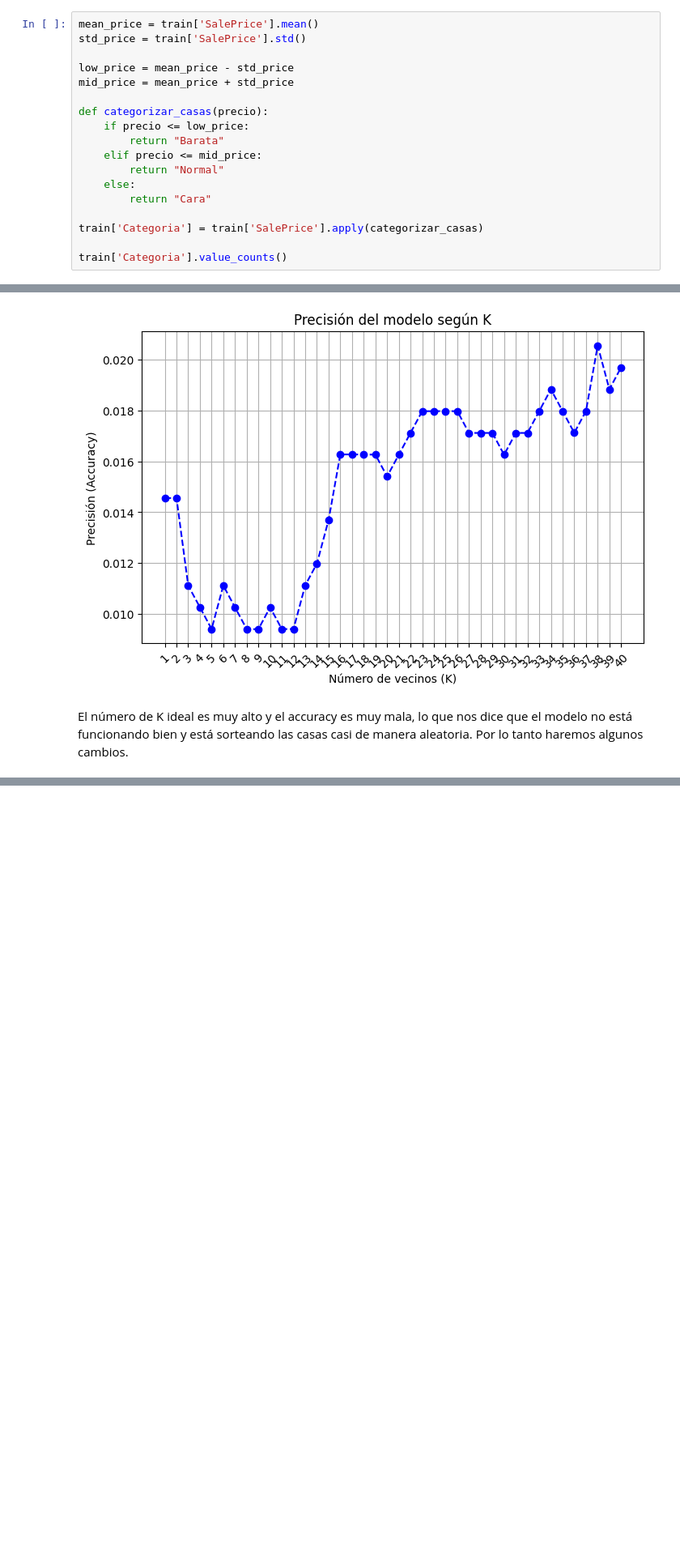
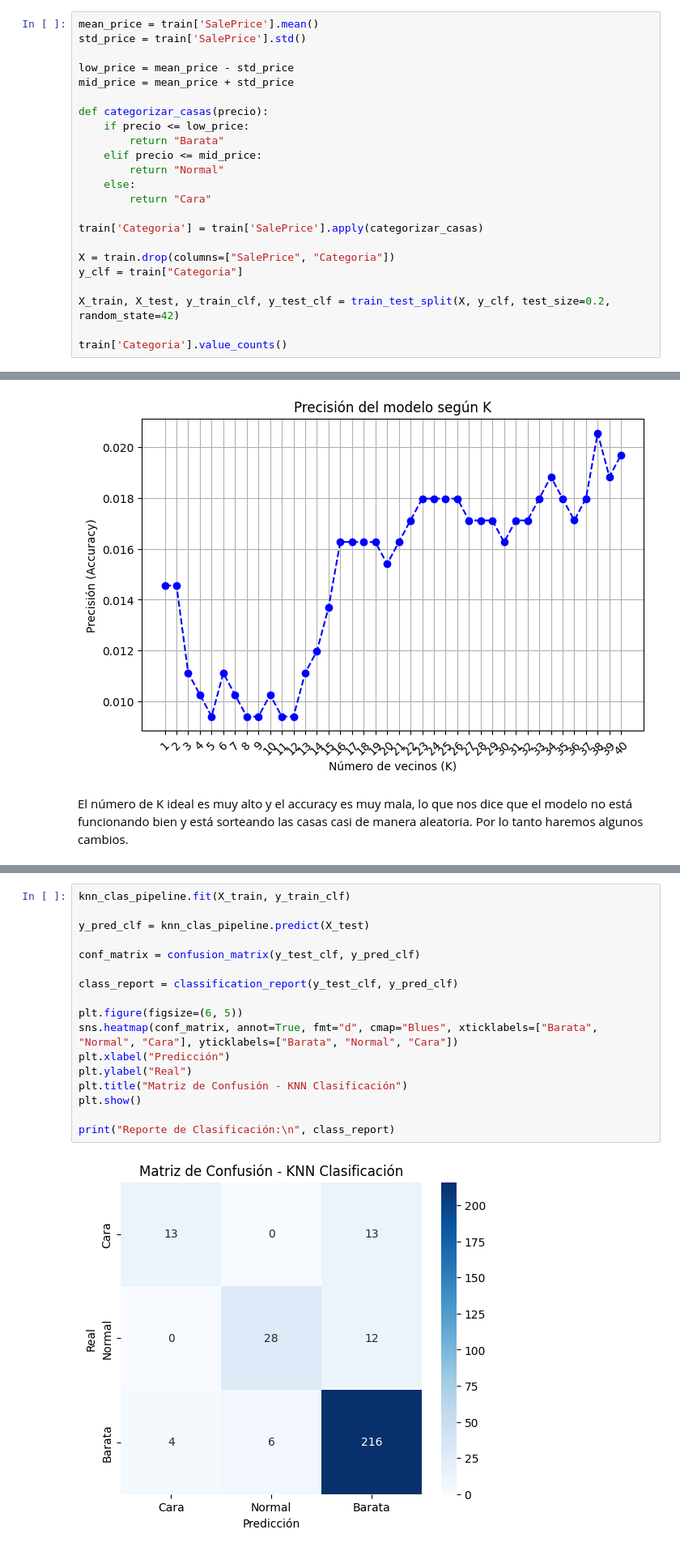
Before and after one commit to DiegoGarV/HT6-DM, a Jupyter notebook: knn.ipynb, the cells around one changed output, grey strips where cells are left out. Shown at 81% size. Saved outputs shown, nothing was run; the diff lists cells and outputs as text; blank space fills up the shorter version.

Commit message:
feat: confusion matrix and mistakes analisis

```diff
--- a/knn.ipynb
+++ b/knn.ipynb
@@ -179,6 +179,11 @@ def categorizar_casas(precio):
 
 train['Categoria'] = train['SalePrice'].apply(categorizar_casas)
 
+X = train.drop(columns=["SalePrice", "Categoria"])
+y_clf = train["Categoria"]
+
+X_train, X_test, y_train_clf, y_test_clf = train_test_split(X, y_clf, test_size=0.2, random_state=42)
+
 train['Categoria'].value_counts()
 # %% [output]
 Categoria
@@ -231,0 +239,19 @@ El número de K ideal es muy alto y el accuracy es muy mala, lo que nos dice que
+# %%
+knn_clas_pipeline.fit(X_train, y_train_clf)
+
+y_pred_clf = knn_clas_pipeline.predict(X_test)
+
+conf_matrix = confusion_matrix(y_test_clf, y_pred_clf)
+
+class_report = classification_report(y_test_clf, y_pred_clf)
+
+plt.figure(figsize=(6, 5))
+sns.heatmap(conf_matrix, annot=True, fmt="d", cmap="Blues", xticklabels=["Barata", "Normal", "Cara"], yticklabels=["Barata", "Normal", "Cara"])
+plt.xlabel("Predicción")
+plt.ylabel("Real")
+plt.title("Matriz de Confusión - KNN Clasificación")
+plt.show()
+
+print("Reporte de Clasificación:\n", class_report)
+# %% [output]
+[figure, added]
```
Also changed, not shown: parts of 2 cells of this notebook, 2 other files.
